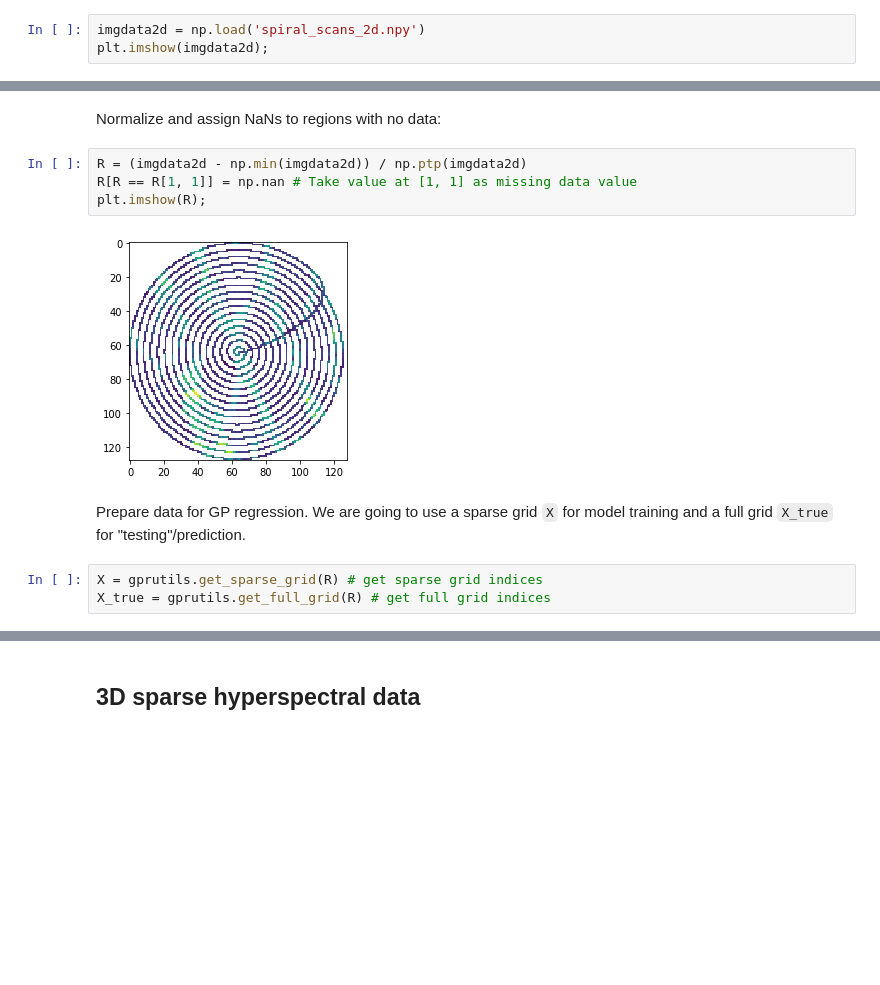
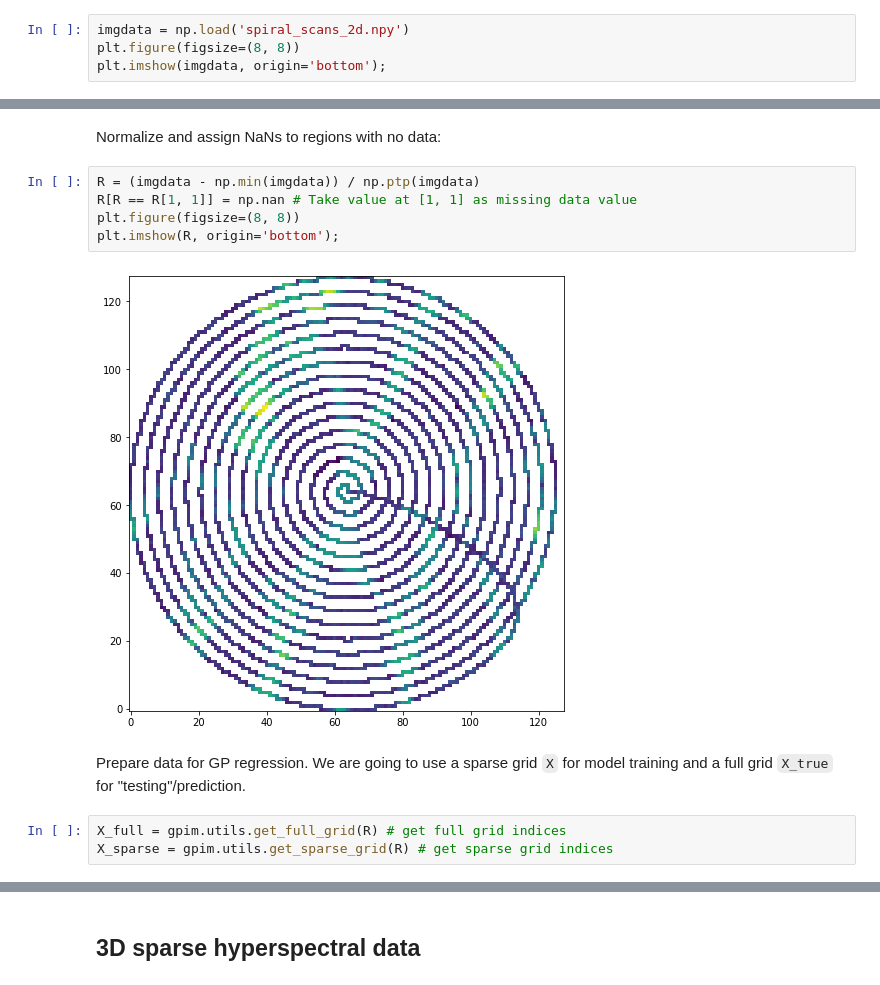
Before and after one commit to ziatdinovmax/APS2020Tutorial, a Jupyter notebook: APS2020_GPim.ipynb, the cells around one changed output, grey strips where cells are left out. Saved outputs shown, nothing was run; the diff lists cells and outputs as text; blank space fills up the shorter version.

````diff
--- a/APS2020_GPim.ipynb
+++ b/APS2020_GPim.ipynb
@@ -34,6 +32,7 @@ import torch
 # %% [markdown]
 Read and plot sparse 2D image data:
 # %%
-imgdata2d = np.load('spiral_scans_2d.npy')
-plt.imshow(imgdata2d);
+imgdata = np.load('spiral_scans_2d.npy')
+plt.figure(figsize=(8, 8))
+plt.imshow(imgdata, origin='bottom');
 # %% [output]
@@ -41,15 +40,16 @@ plt.imshow(imgdata2d);
 # %% [markdown]
 Normalize and assign NaNs to regions with no data:
 # %%
-R = (imgdata2d - np.min(imgdata2d)) / np.ptp(imgdata2d)
+R = (imgdata - np.min(imgdata)) / np.ptp(imgdata)
 R[R == R[1, 1]] = np.nan # Take value at [1, 1] as missing data value
-plt.imshow(R);
+plt.figure(figsize=(8, 8))
+plt.imshow(R, origin='bottom');
 # %% [output]
-[figure, old version]
+[figure, new version]
 # %% [markdown]
 Prepare data for GP regression. We are going to use a sparse grid ```X``` for model training and a full grid ```X_true``` for "testing"/prediction.
-# %%
-X = gprutils.get_sparse_grid(R) # get sparse grid indices
-X_true = gprutils.get_full_grid(R) # get full grid indices
+# %%
+X_full = gpim.utils.get_full_grid(R) # get full grid indices
+X_sparse = gpim.utils.get_sparse_grid(R) # get sparse grid indices
 # %% [markdown]
 We will now run the GP regression for reconstructing the image from the sparse scan. Notice that by varying parameters such as ```indpoints```, ```learning_rate``` and ```iterations```, you can vary the model training time between seconds and minutes.
````
Also changed, not shown: parts of 15 cells of this notebook.
